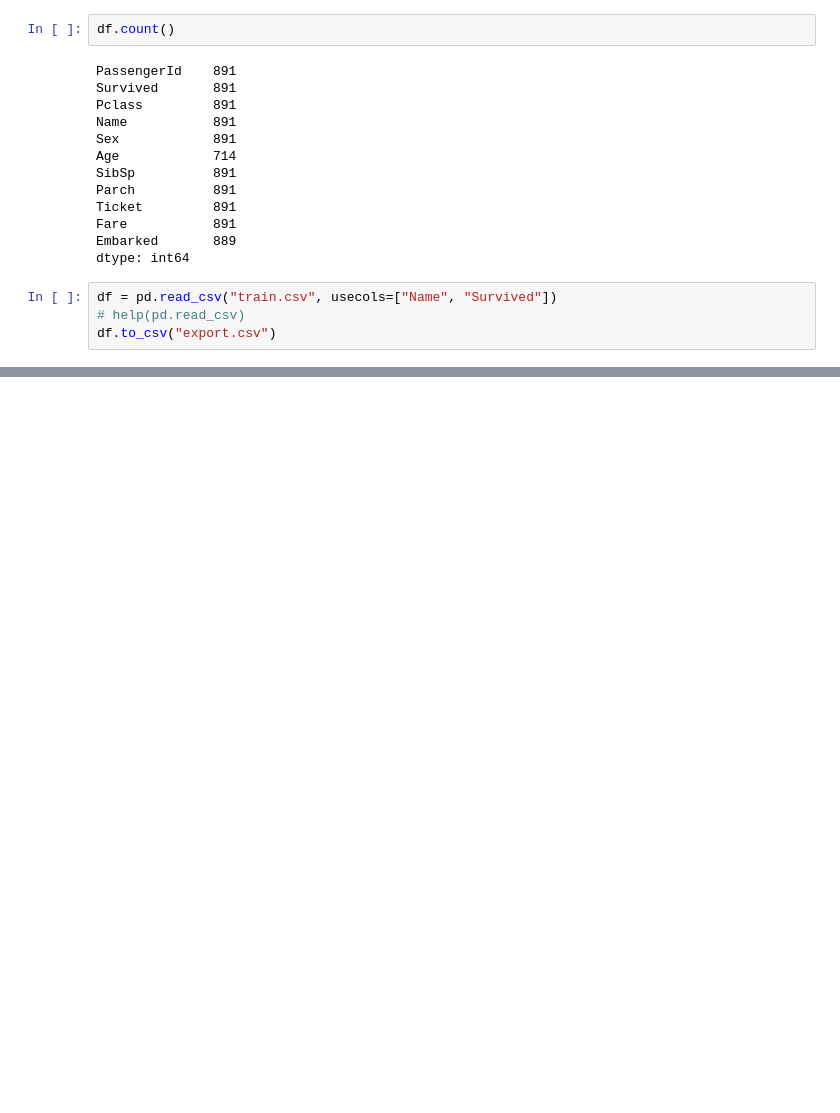
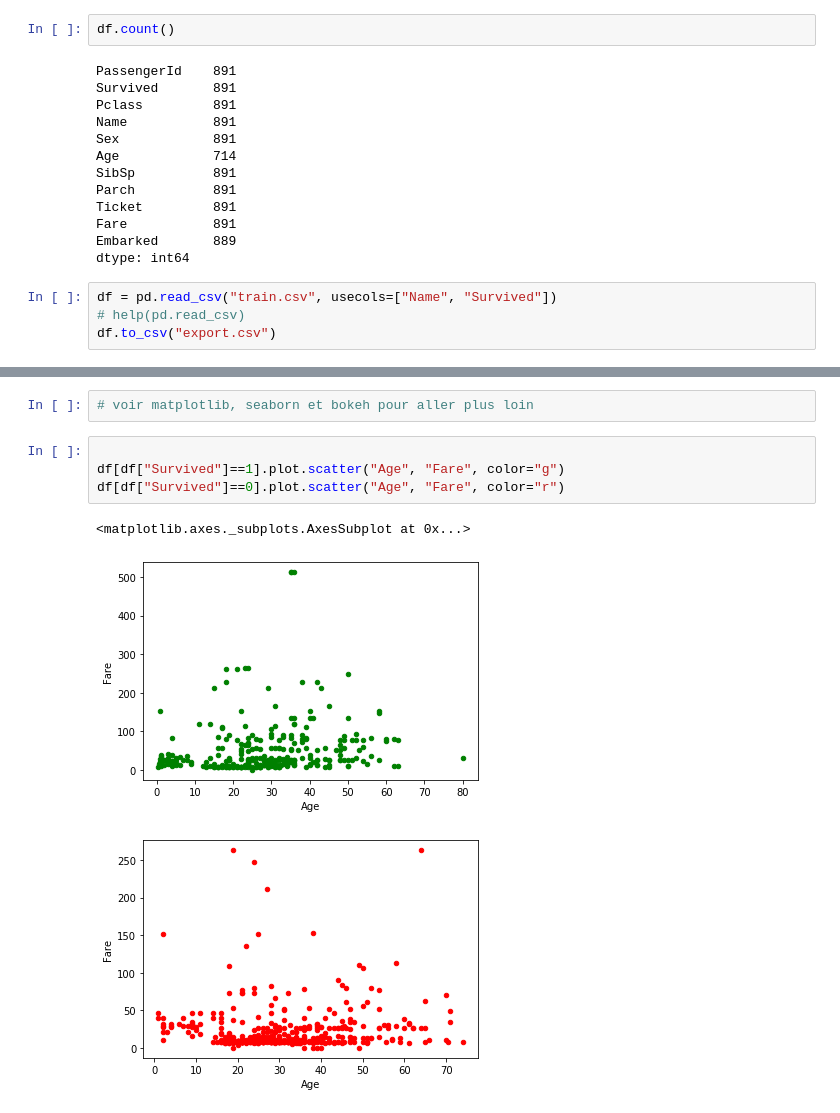
Before and after one commit to komi24/IB201116, a Jupyter notebook: Data.ipynb, the cells around one changed output, grey strips where cells are left out. Cells and saved outputs as stored; diff of their text form; blank space fills up the shorter version.

```diff
--- a/Data.ipynb
+++ b/Data.ipynb
@@ -364,0 +420,10 @@ df = pd.read_csv("train.csv")
+# %%
+# voir matplotlib, seaborn et bokeh pour aller plus loin
+# %%
+
+df[df["Survived"]==1].plot.scatter("Age", "Fare", color="g")
+df[df["Survived"]==0].plot.scatter("Age", "Fare", color="r")
+# %% [output]
+<matplotlib.axes._subplots.AxesSubplot at 0x...>
+[figure, added]
+[figure, added]
```
Also changed, not shown: parts of 16 cells of this notebook.
